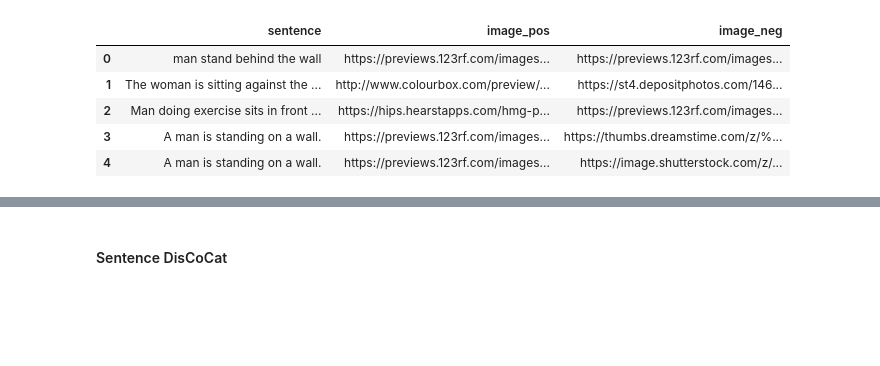
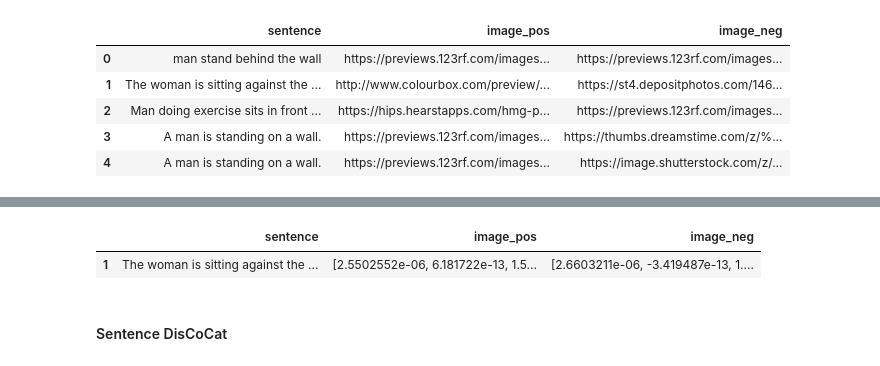
Before and after one commit to halaa901/QNLP-Thesis, a Jupyter notebook: implementation.ipynb, the cells around one changed output, grey strips where cells are left out. Cells and saved outputs as stored; diff of their text form; code cells hidden in the pictures; blank space fills up the shorter version.

```diff
--- a/implementation.ipynb
+++ b/implementation.ipynb
@@ -168,0 +186,17 @@ conc_image_circ_neg.draw(figsize=(20, 10), fontsize=12)
+# %%
+features_df = new_df.iloc[1:3].copy()
+
+# Iterate through each row in the DataFrame
+for index, row in features_df.iterrows():
+    # Extract the sentence, image_pos, and image_neg from the current row
+    sentence_diagram = row['sentence']
+    img_pos = row['image_pos']
+    img_neg = row['image_neg']
+
+    temp_pos = pca_image(img_pos, 16)
+    temp_neg = pca_image(img_neg, 16)
+
+    features_df.loc[index, "image_pos"] = temp_pos
+    features_df.loc[index, "image_neg"] = temp_neg
+
+print("Done")
@@ -169,3 +207,9 @@ conc_image_circ_neg.draw(figsize=(20, 10), fontsize=12)
+# %%
+pd.set_option('display.max_colwidth', None)  # or set it to a specific number of characters
+features_df.head()
+# %% [output]
+|  | sentence | image_pos | image_neg |
+| 1 | The woman is sitting against the ... | [2.5502552e-06, 6.181722e-13, 1.5... | [2.6603211e-06, -3.419487e-13, 1.... |
 # %% [markdown]
 #### Sentence DisCoCat
 # %% [markdown]
```
Also changed, not shown: parts of 15 cells of this notebook.
